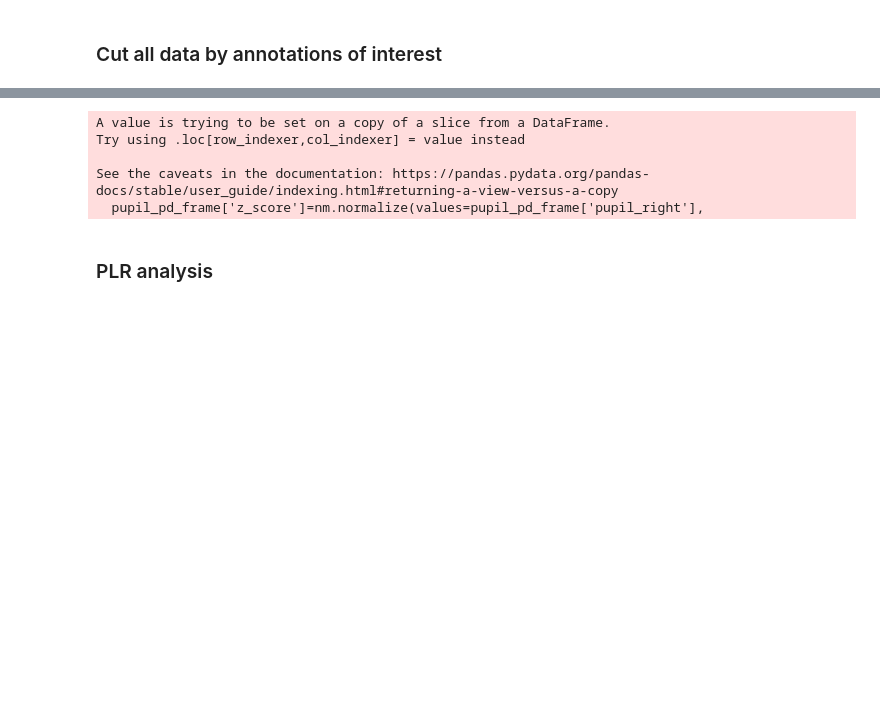
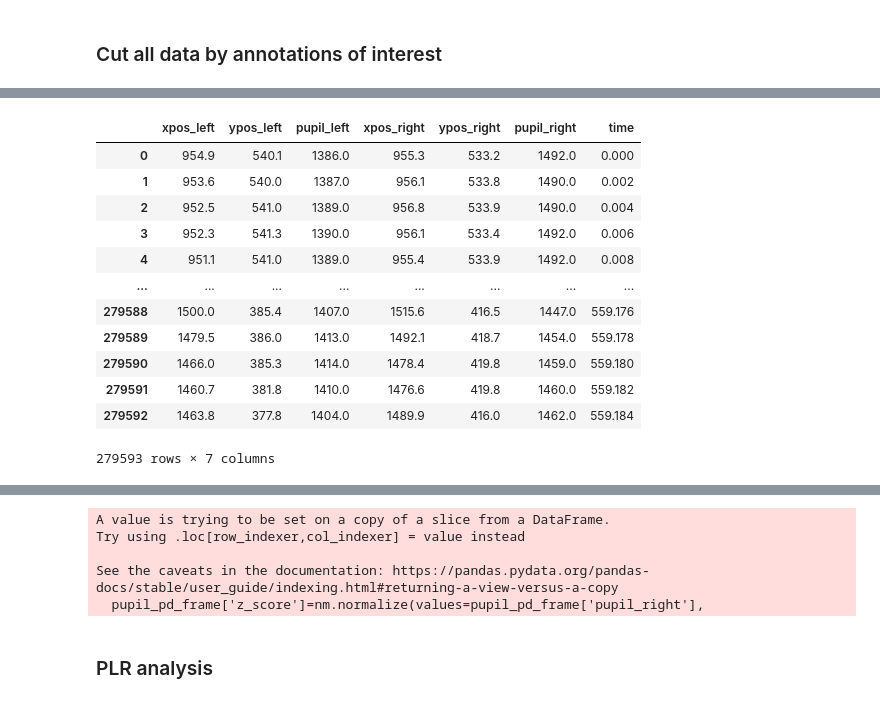
Before and after one commit to Rockyneuron/pupil_labs_analysis, a Jupyter notebook: analysis/pupillometry/eye_link/pupillometry.ipynb, the cells around one changed output, grey strips where cells are left out. Cells and saved outputs as stored; diff of their text form; code cells hidden in the pictures; blank space fills up the shorter version.

```diff
--- a/analysis/pupillometry/eye_link/pupillometry.ipynb
+++ b/analysis/pupillometry/eye_link/pupillometry.ipynb
@@ -224,3 +244,19 @@ Name: 585, dtype: object
+# %%
+data_pd
+# %% [output]
+|  | xpos_left | ypos_left | pupil_left | xpos_right | ypos_right | pupil_right | time |
+| 0 | 954.9 | 540.1 | 1386.0 | 955.3 | 533.2 | 1492.0 | 0.000 |
+| 1 | 953.6 | 540.0 | 1387.0 | 956.1 | 533.8 | 1490.0 | 0.002 |
+| 2 | 952.5 | 541.0 | 1389.0 | 956.8 | 533.9 | 1490.0 | 0.004 |
+| 3 | 952.3 | 541.3 | 1390.0 | 956.1 | 533.4 | 1492.0 | 0.006 |
+| 4 | 951.1 | 541.0 | 1389.0 | 955.4 | 533.9 | 1492.0 | 0.008 |
+| ... | ... | ... | ... | ... | ... | ... | ... |
+| 279588 | 1500.0 | 385.4 | 1407.0 | 1515.6 | 416.5 | 1447.0 | 559.176 |
+| 279589 | 1479.5 | 386.0 | 1413.0 | 1492.1 | 418.7 | 1454.0 | 559.178 |
+| 279590 | 1466.0 | 385.3 | 1414.0 | 1478.4 | 419.8 | 1459.0 | 559.180 |
+| 279591 | 1460.7 | 381.8 | 1410.0 | 1476.6 | 419.8 | 1460.0 | 559.182 |
+| 279592 | 1463.8 | 377.8 | 1404.0 | 1489.9 | 416.0 | 1462.0 | 559.184 |
+279593 rows × 7 columns
 # %%
 %matplotlib qt
 filter_events=annotations_pd['label'].str.contains('.tif') | annotations_pd['label'].str.contains('Control') | annotations_pd['label'].str.contains('Surprise')| annotations_pd['label'].str.contains('image_offset')
```
Also changed, not shown: parts of 4 cells of this notebook, 3 other files.
